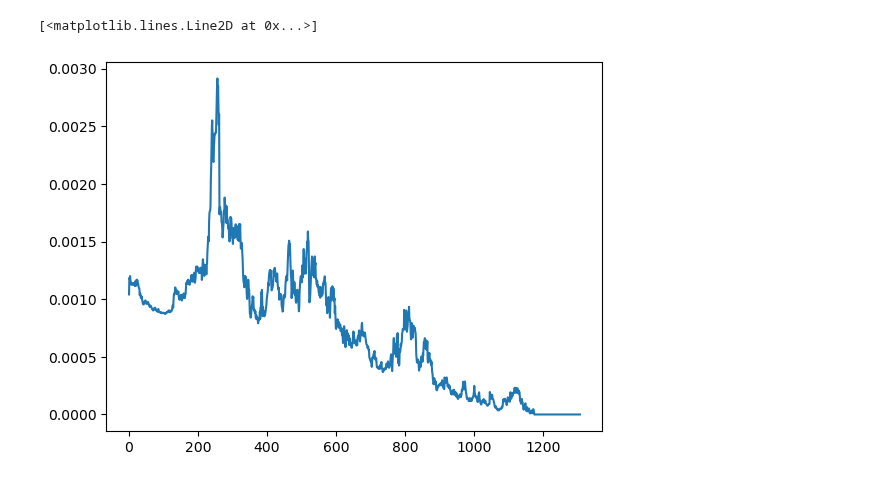
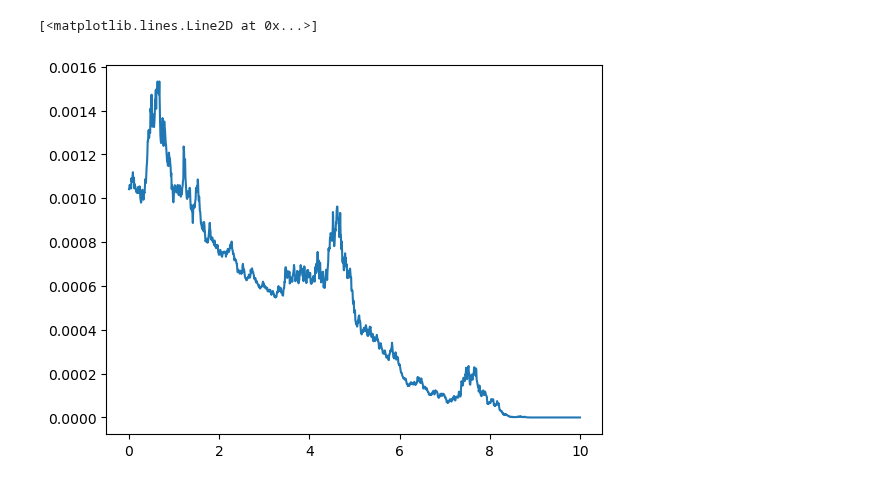
Before and after one commit to spelbella/cva_risk_management_thesis, a Jupyter notebook: MarketGeneratingFunctions/test_pickle.ipynb, the cells around one changed output. Cells and saved outputs as stored; diff of their text form; code cells hidden in the pictures.

```diff
--- a/MarketGeneratingFunctions/test_pickle.ipynb
+++ b/MarketGeneratingFunctions/test_pickle.ipynb
@@ -24,12 +24,12 @@ import base_from_gen as bg
 import pricing_func as pf
 from path_datatype import Path
 # %%
-with open("1.6kRunDemo.pkl","rb") as fp:
+with open("ARunDemo.pkl","rb") as fp:
     paths = pickle.load(fp)
 # %%
 # Try a plot
-path = paths[128]
-plt.plot(path.CVA[:])
+path = paths[0][0]
+plt.plot(path.t_s,path.CVA[:])
 # %% [output]
 [<matplotlib.lines.Line2D at 0x...>]
-[figure, old version]
+[figure, new version]
```
Also changed, not shown: 6 other files.
